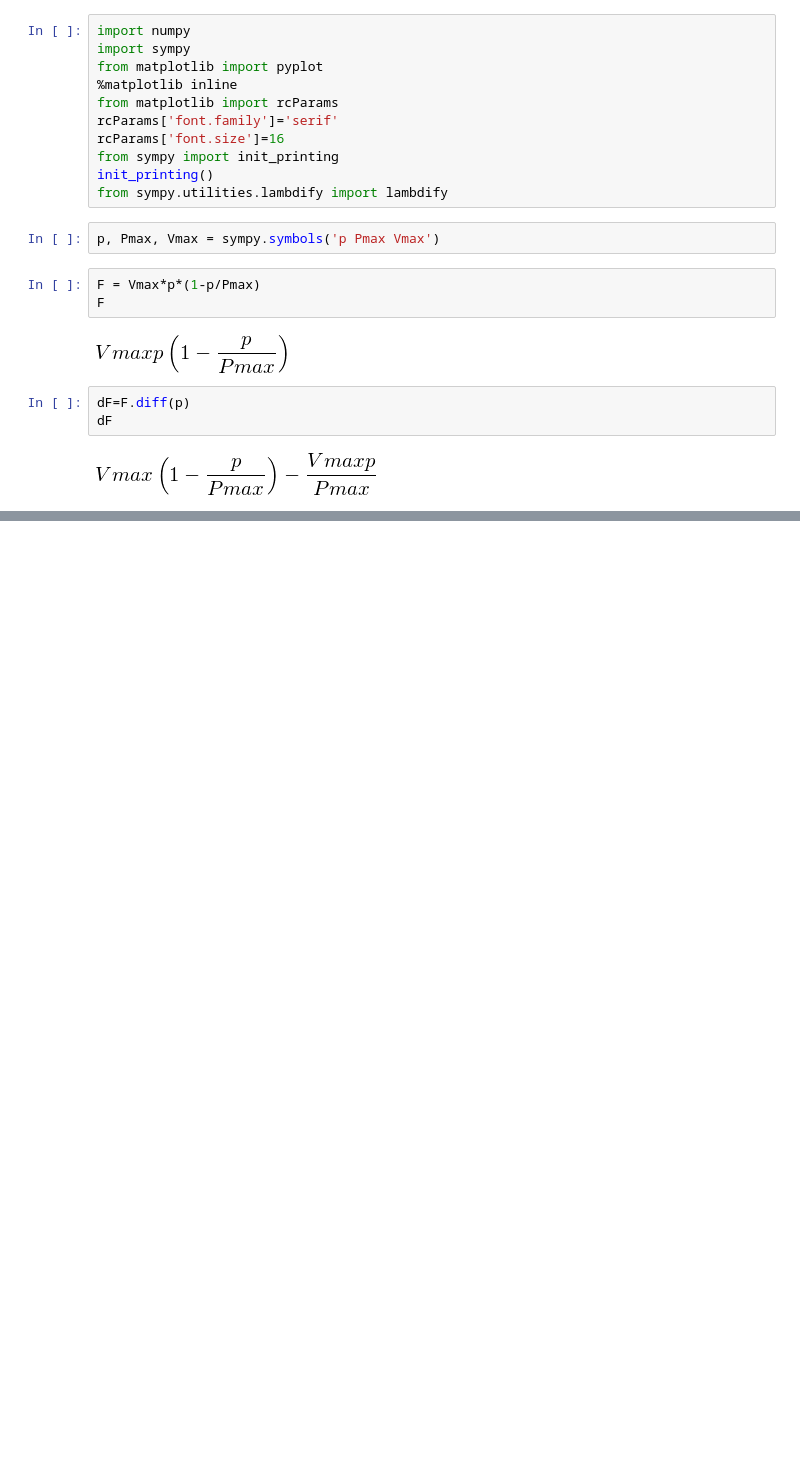
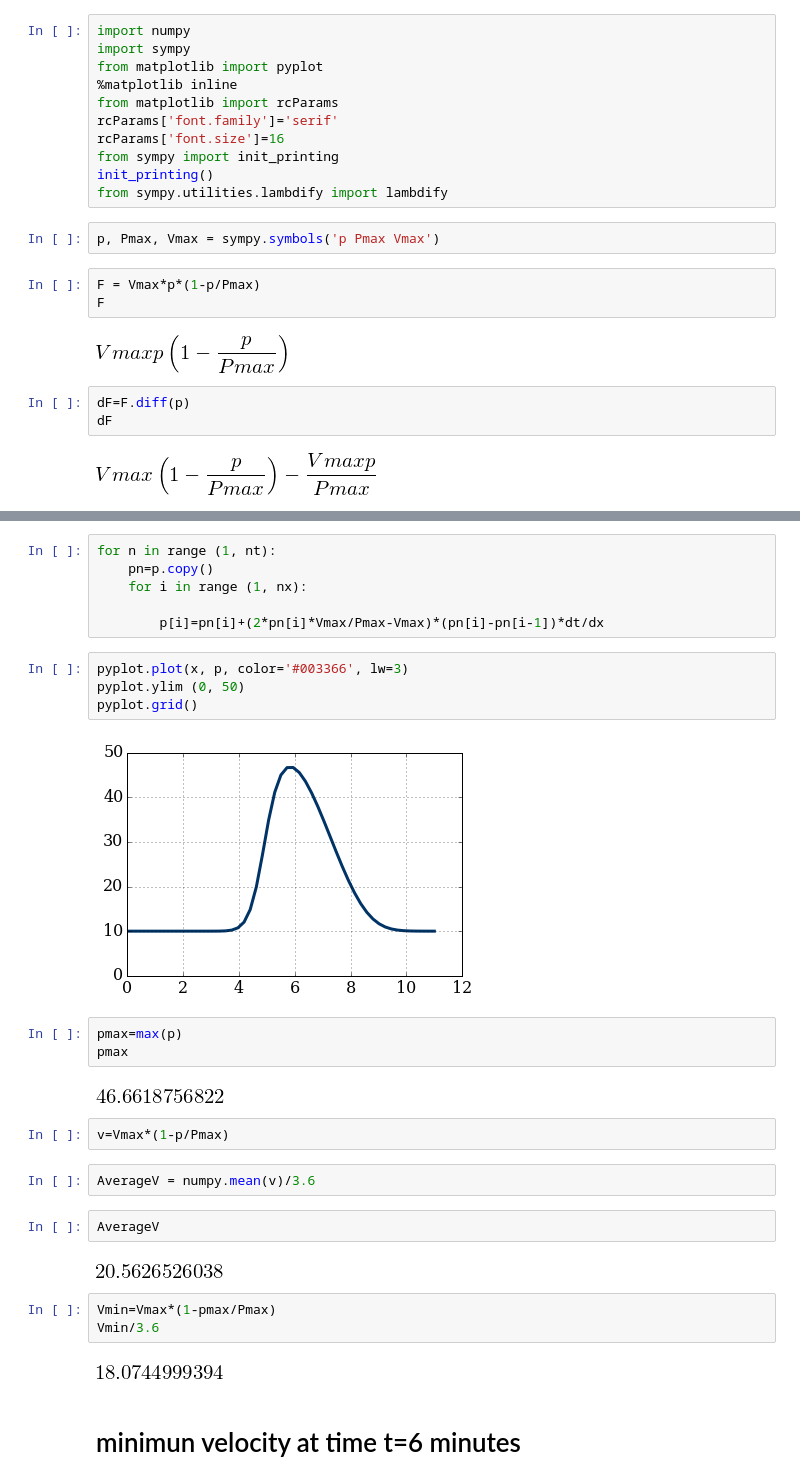
Before and after one commit to DavidZHANG9210/MAE6286, a Jupyter notebook: Homework Assignment Module 2.ipynb, the cells around one changed output, grey strips where cells are left out. Cells and saved outputs as stored; diff of their text form; blank space fills up the shorter version.

```diff
--- a/Homework Assignment Module 2.ipynb
+++ b/Homework Assignment Module 2.ipynb
@@ -103,0 +124,32 @@ def F(p):
+# %%
+for n in range (1, nt):
+    pn=p.copy()
+    for i in range (1, nx):
+
+        p[i]=pn[i]+(2*pn[i]*Vmax/Pmax-Vmax)*(pn[i]-pn[i-1])*dt/dx
+# %%
+pyplot.plot(x, p, color='#003366', lw=3)
+pyplot.ylim (0, 50)
+pyplot.grid()
+# %% [output]
+[figure, added]
+# %%
+pmax=max(p)
+pmax
+# %% [output]
+[figure, added]
+# %%
+v=Vmax*(1-p/Pmax)
+# %%
+AverageV = numpy.mean(v)/3.6
+# %%
+AverageV
+# %% [output]
+[figure, added]
+# %%
+Vmin=Vmax*(1-pmax/Pmax)
+Vmin/3.6
+# %% [output]
+[figure, added]
+# %% [markdown]
+# minimun velocity at time t=6 minutes
```
Also changed, not shown: parts of 17 cells of this notebook.
